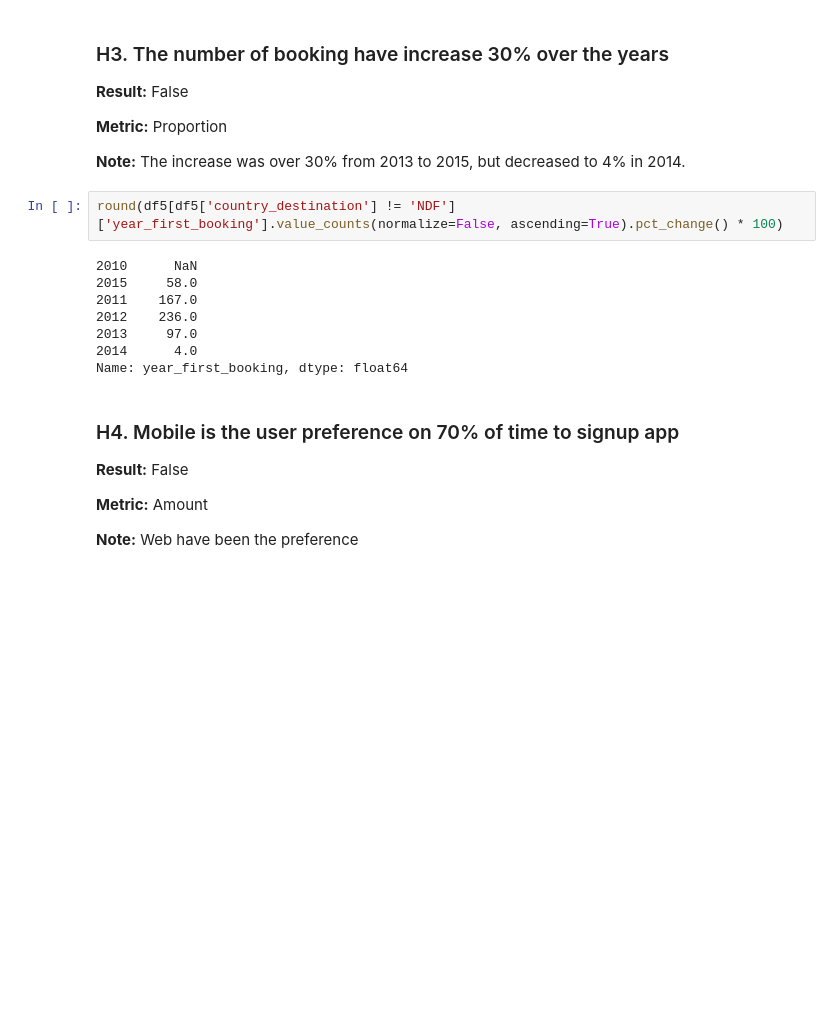
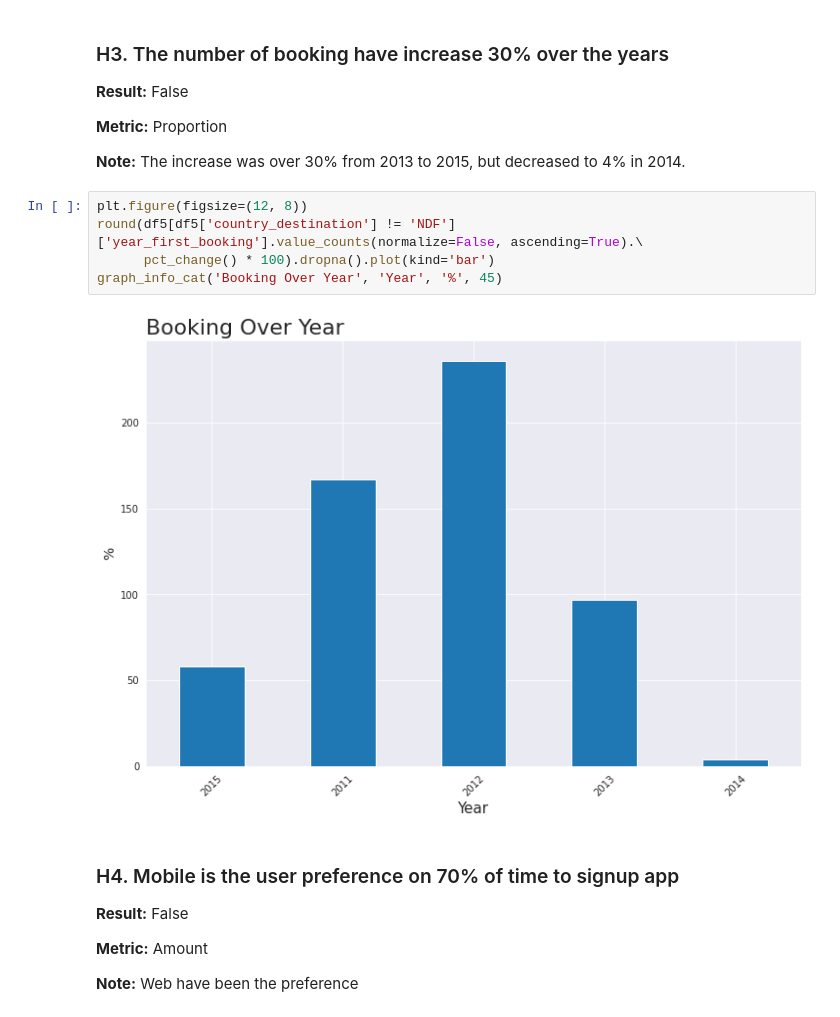
Before and after one commit to MarcosRMG/pa000_airbnb, a Jupyter notebook: notebooks/airbnb.ipynb, the cells around one changed output. Cells and saved outputs as stored; diff of their text form; blank space fills up the shorter version.

```diff
--- a/notebooks/airbnb.ipynb
+++ b/notebooks/airbnb.ipynb
@@ -563,15 +580,12 @@ plt.show()
 
 **Note:** The increase was over 30% from 2013 to 2015, but decreased to 4% in 2014.
 # %%
-round(df5[df5['country_destination'] != 'NDF']['year_first_booking'].value_counts(normalize=False, ascending=True).pct_change() * 100)
+plt.figure(figsize=(12, 8))
+round(df5[df5['country_destination'] != 'NDF']['year_first_booking'].value_counts(normalize=False, ascending=True).\
+      pct_change() * 100).dropna().plot(kind='bar')
+graph_info_cat('Booking Over Year', 'Year', '%', 45)
 # %% [output]
-2010      NaN
-2015     58.0
-2011    167.0
-2012    236.0
-2013     97.0
-2014      4.0
-Name: year_first_booking, dtype: float64
+[figure, added]
 # %% [markdown]
 ### H4. Mobile is the user preference on 70% of time to signup app
 
```
Also changed, not shown: parts of 12 cells of this notebook.
